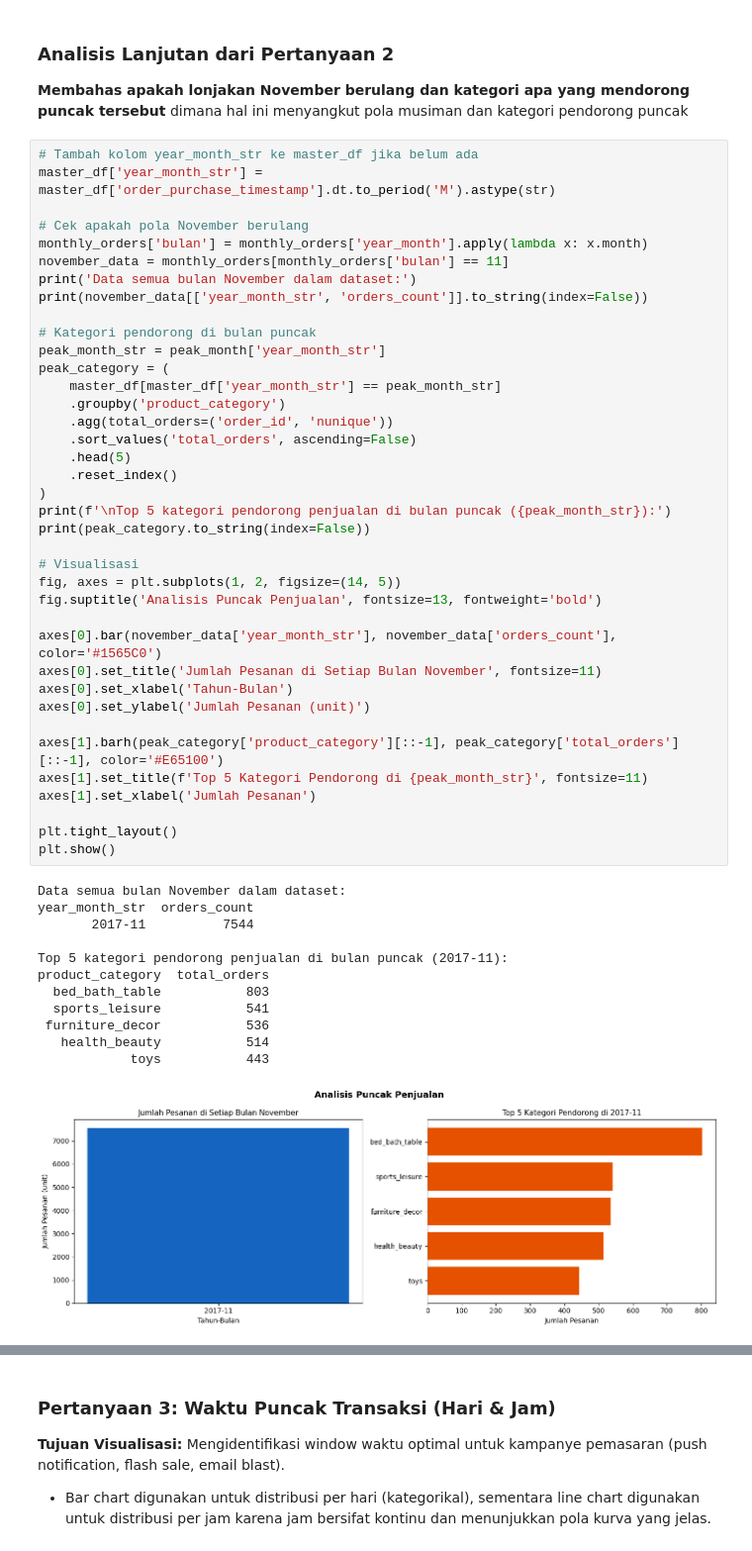
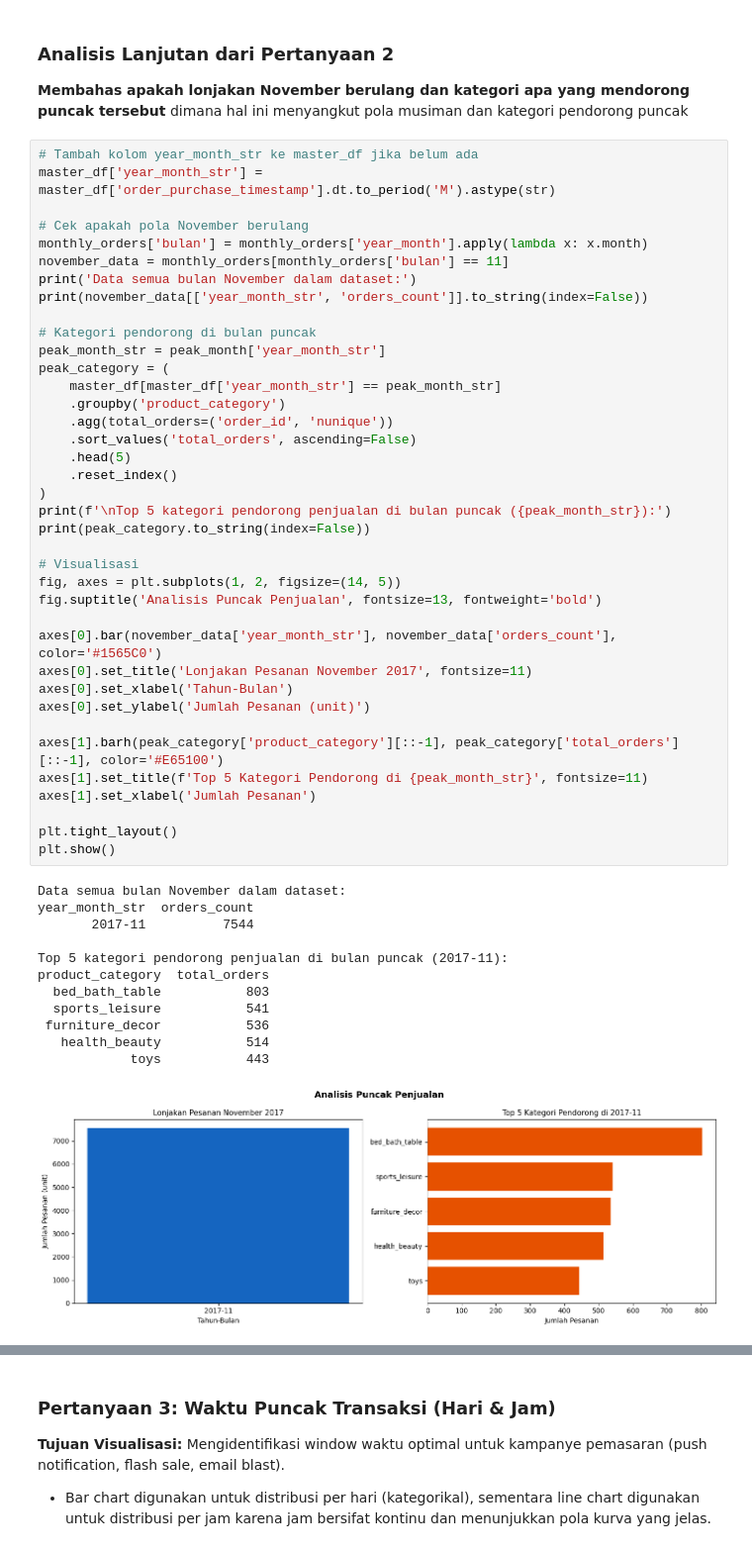
Before and after one commit to charleneangkadjaja/assignment-proyek-analisis-data, a Jupyter notebook: notebook.ipynb, the cells around one changed output, grey strips where cells are left out. Shown at 99% size. Saved outputs shown, nothing was run; the diff lists cells and outputs as text.

```diff
--- a/notebook.ipynb
+++ b/notebook.ipynb
@@ -914,32 +914,32 @@ peak_category = (
 )
 print(f'\nTop 5 kategori pendorong penjualan di bulan puncak ({peak_month_str}):')
 print(peak_category.to_string(index=False))
 
 # Visualisasi
 fig, axes = plt.subplots(1, 2, figsize=(14, 5))
 fig.suptitle('Analisis Puncak Penjualan', fontsize=13, fontweight='bold')
 
 axes[0].bar(november_data['year_month_str'], november_data['orders_count'], color='#1565C0')
-axes[0].set_title('Jumlah Pesanan di Setiap Bulan November', fontsize=11)
+axes[0].set_title('Lonjakan Pesanan November 2017', fontsize=11)
 axes[0].set_xlabel('Tahun-Bulan')
 axes[0].set_ylabel('Jumlah Pesanan (unit)')
 
 axes[1].barh(peak_category['product_category'][::-1], peak_category['total_orders'][::-1], color='#E65100')
 axes[1].set_title(f'Top 5 Kategori Pendorong di {peak_month_str}', fontsize=11)
 axes[1].set_xlabel('Jumlah Pesanan')
 
 plt.tight_layout()
 plt.show()
 # %% [output]
 Data semua bulan November dalam dataset:
 year_month_str  orders_count
        2017-11          7544
 
 Top 5 kategori pendorong penjualan di bulan puncak (2017-11):
 product_category  total_orders
   bed_bath_table           803
   sports_leisure           541
  furniture_decor           536
    health_beauty           514
             toys           443
-[figure, old version]
+[figure, new version]
```
Also changed, not shown: parts of 3 cells of this notebook, 2 other files.
